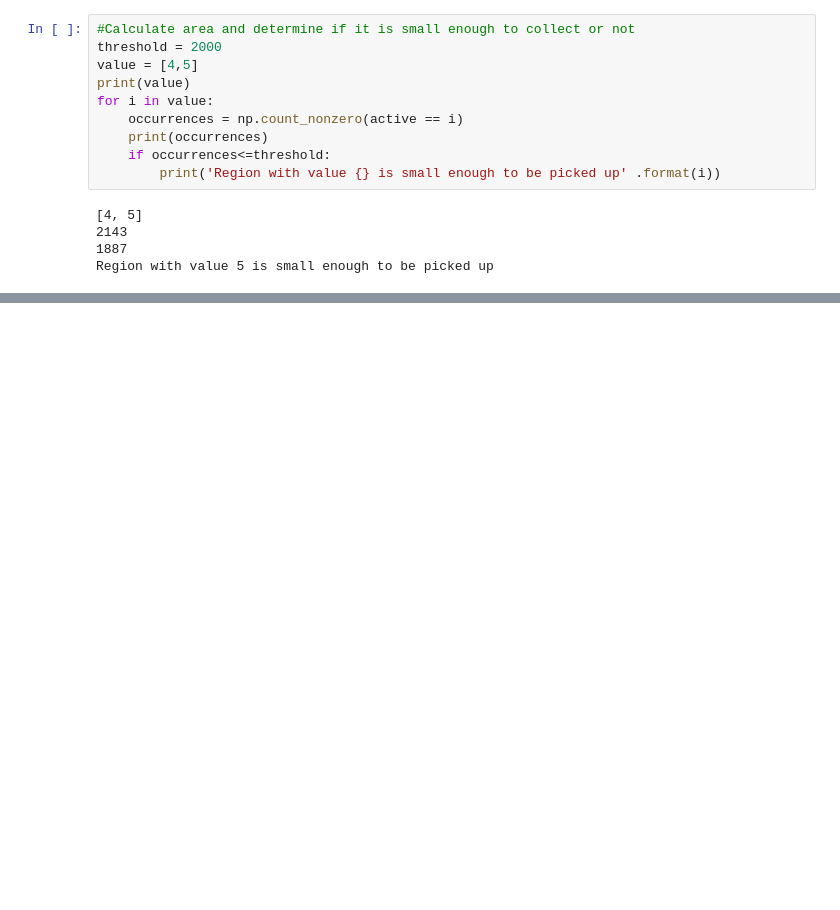
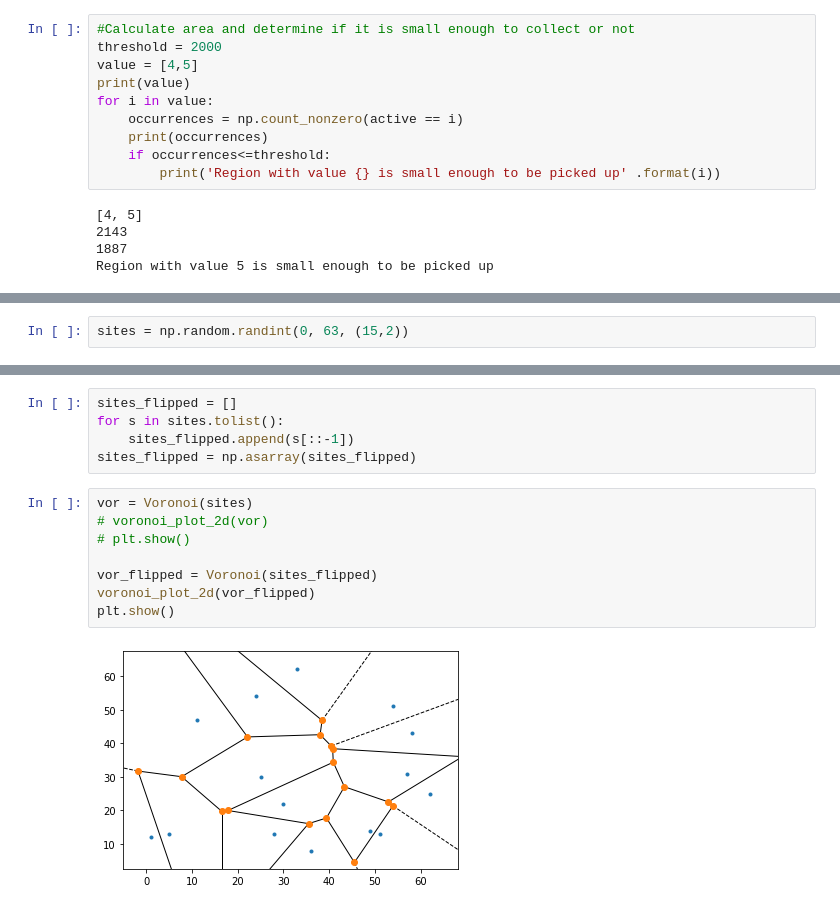
Before and after one commit to Bibbidi-Babbidi-Boo/Domain-Decomposition, a Jupyter notebook: notebooks/GymFunctions.ipynb, the cells around one changed output, grey strips where cells are left out. Saved outputs shown, nothing was run; the diff lists cells and outputs as text; blank space fills up the shorter version.

```diff
--- a/notebooks/GymFunctions.ipynb
+++ b/notebooks/GymFunctions.ipynb
@@ -739,0 +532,2 @@ Region with value 5 is small enough to be picked up
+# %%
+sites = np.random.randint(0, 63, (15,2))
@@ -739,0 +552,15 @@ Region with value 5 is small enough to be picked up
+# %%
+sites_flipped = []
+for s in sites.tolist():
+    sites_flipped.append(s[::-1])
+sites_flipped = np.asarray(sites_flipped)
+# %%
+vor = Voronoi(sites)
+# voronoi_plot_2d(vor)
+# plt.show()
+
+vor_flipped = Voronoi(sites_flipped)
+voronoi_plot_2d(vor_flipped)
+plt.show()
+# %% [output]
+[figure, added]
```
Also changed, not shown: parts of 71 cells of this notebook, 15 other files.
